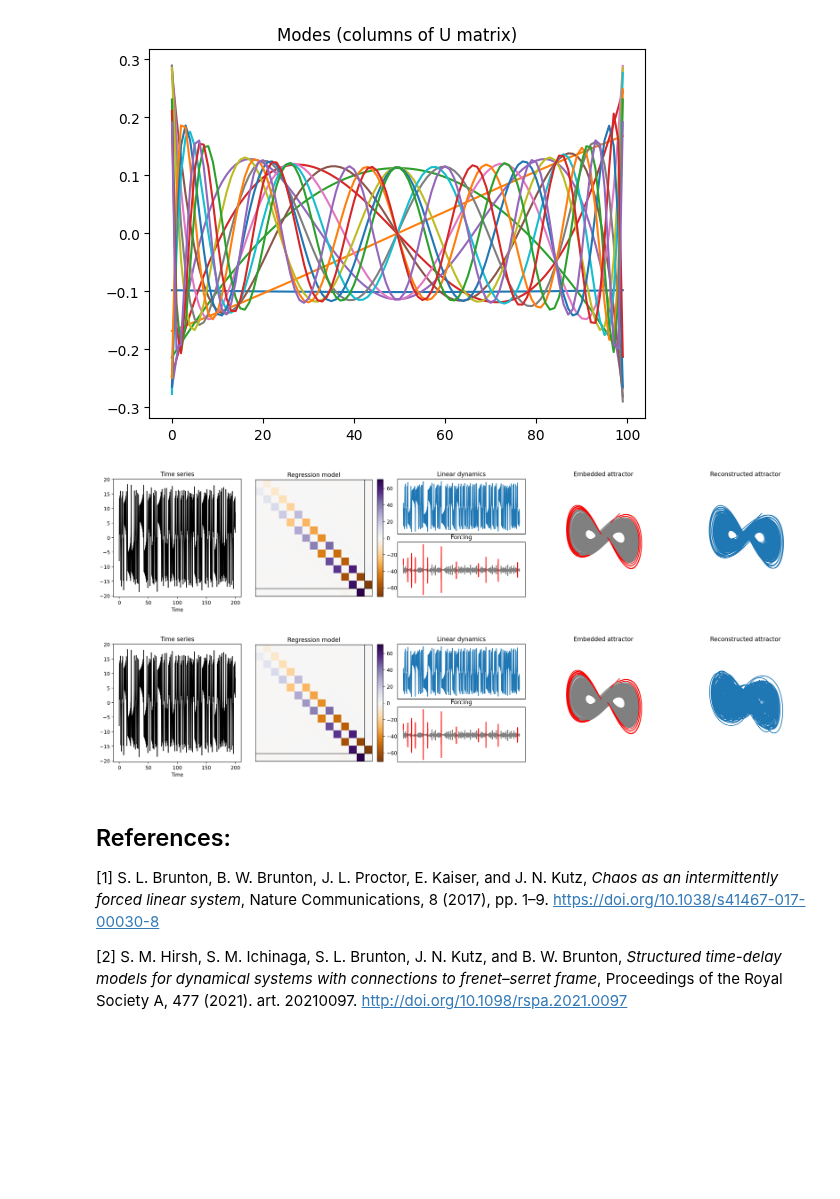
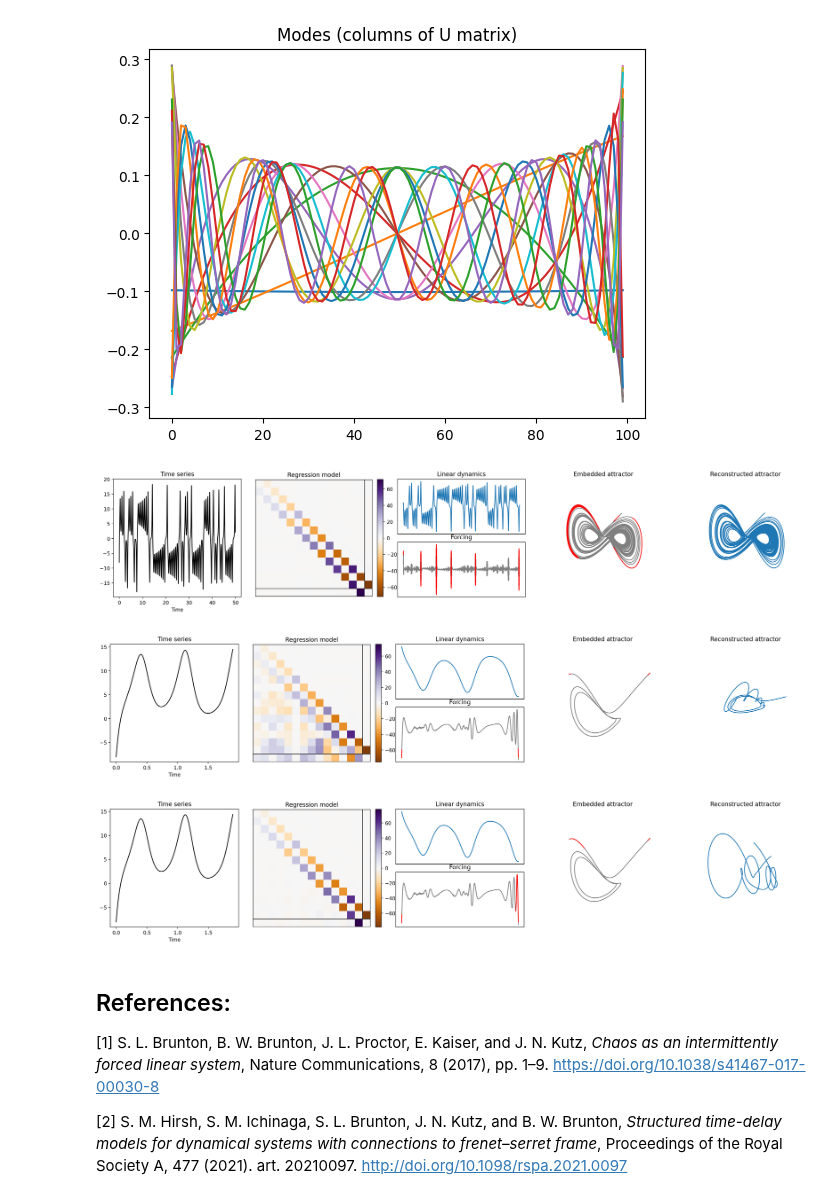
Before and after one commit to PyDMD/PyDMD, a Jupyter notebook: tutorials/tutorial19/tutorial-19-havok.ipynb, the cells around one changed output. Drawn from its saved outputs; the diff is of its cells as text; code cells hidden in the pictures; blank space fills up the shorter version.

```diff
--- a/tutorials/tutorial19/tutorial-19-havok.ipynb
+++ b/tutorials/tutorial19/tutorial-19-havok.ipynb
@@ -108,7 +105,7 @@ plt.show()
 # %% [markdown]
 In order to apply HAVOK to your data, simply initialize a `HAVOK` model with your desired parameters and invoke the model's `fit` method. Note that input snapshots and time information are both necessary for model fitting. Once fitted, the `HAVOK`-specific `plot_summary` function may be used to visualize major HAVOK results.
 # %%
-havok = HAVOK(svd_rank=16, delays=100)
+havok = HAVOK(svd_rank=15, delays=100)
 havok.fit(x, t)
 havok.plot_summary()
 # %% [output]
@@ -201,23 +202,25 @@ plt.show()
 # %% [output]
 [figure]
 # %%
-m_short = 200000
+m_short = 2000
 x_short = x[:m_short]
 t_short = t[:m_short]
 
 havok_full = HAVOK(svd_rank=15, delays=100)
-havok_full.fit()
+havok_full.fit(x, t)
+havok_full.plot_summary()
 
 havok = HAVOK(svd_rank=15, delays=100)
 havok.fit(x_short, t_short)
+havok.plot_summary()
+
+havok2 = HAVOK(svd_rank=15, delays=100, structured=True)
+havok2.fit(x_short, t_short)
+havok2.plot_summary()
 # %% [output]
-[figure, old version]
+[figure, new version]
+[figure, added]
+[figure, added]
-# %%
-havok2 = HAVOK(svd_rank=15, delays=100, structured=True)
-havok2.fit(x_short, t_short)
-havok2.plot_summary()
-# %% [output]
-[figure, removed]
 # %% [markdown]
 ## References:
 
```
Also changed, not shown: parts of 17 cells of this notebook, 2 other files.
